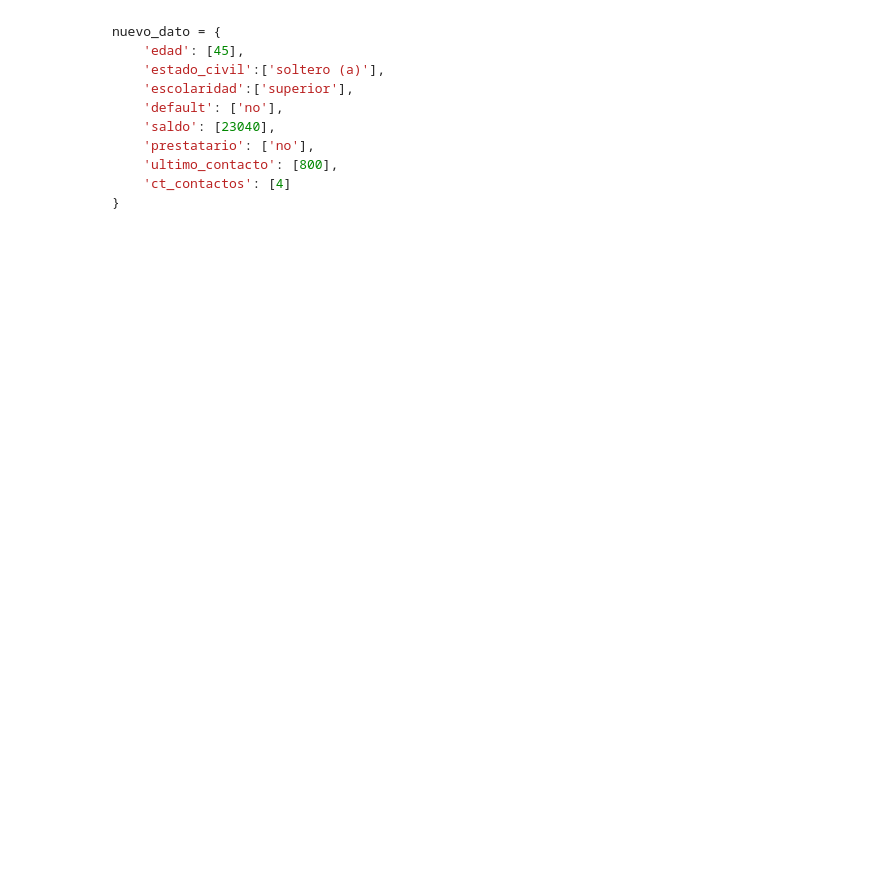
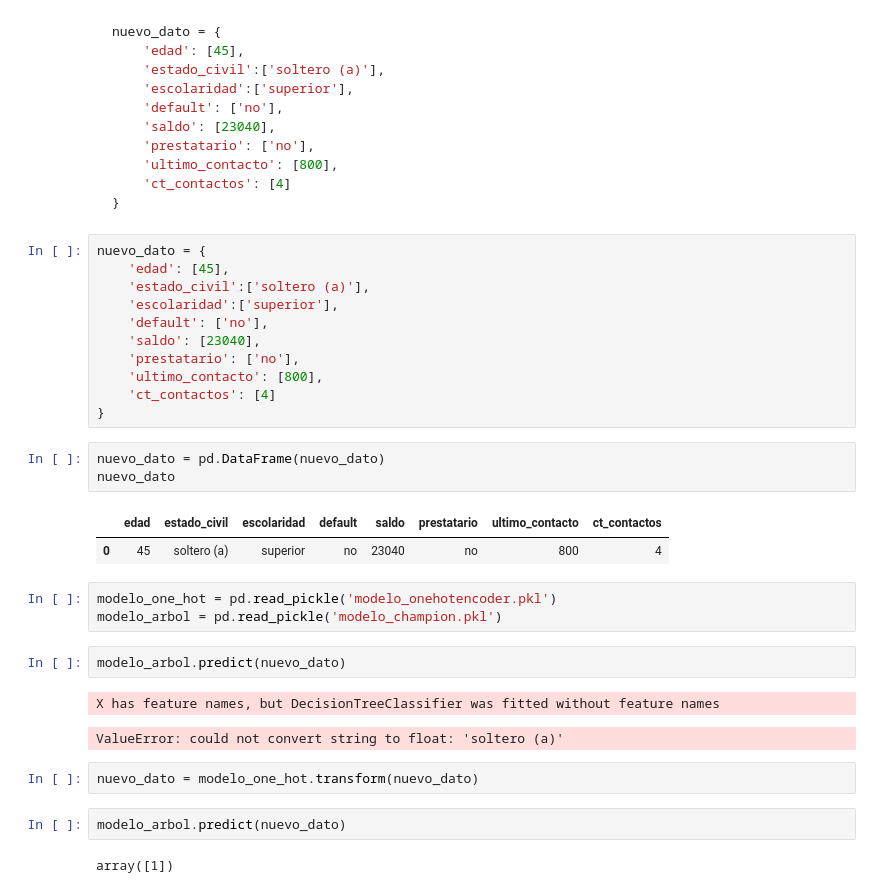
Before and after one commit to yuri19762008/001_ORACLE, a Jupyter notebook: 017_CLASIFICAR_DATOS_CON_MACHINE_LEARNING/Clasificacion_primeros_pasos.ipynb, the cells around one changed output. Saved outputs shown, nothing was run; the diff lists cells and outputs as text; blank space fills up the shorter version.

````diff
--- a/017_CLASIFICAR_DATOS_CON_MACHINE_LEARNING/Clasificacion_primeros_pasos.ipynb
+++ b/017_CLASIFICAR_DATOS_CON_MACHINE_LEARNING/Clasificacion_primeros_pasos.ipynb
@@ -284,3 +418,34 @@ nuevo_dato = {
     'ct_contactos': [4]
 }
 ```
+# %%
+nuevo_dato = {
+    'edad': [45],
+    'estado_civil':['soltero (a)'],
+    'escolaridad':['superior'],
+    'default': ['no'],
+    'saldo': [23040],
+    'prestatario': ['no'],
+    'ultimo_contacto': [800],
+    'ct_contactos': [4]
+}
+# %%
+nuevo_dato = pd.DataFrame(nuevo_dato)
+nuevo_dato
+# %% [output]
+|  | edad | estado_civil | escolaridad | default | saldo | prestatario | ultimo_contacto | ct_contactos |
+| 0 | 45 | soltero (a) | superior | no | 23040 | no | 800 | 4 |
+# %%
+modelo_one_hot = pd.read_pickle('modelo_onehotencoder.pkl')
+modelo_arbol = pd.read_pickle('modelo_champion.pkl')
+# %%
+modelo_arbol.predict(nuevo_dato)
+# %% [output]
+X has feature names, but DecisionTreeClassifier was fitted without feature names
+ValueError: could not convert string to float: 'soltero (a)'
+# %%
+nuevo_dato = modelo_one_hot.transform(nuevo_dato)
+# %%
+modelo_arbol.predict(nuevo_dato)
+# %% [output]
+array([1])
````
Also changed, not shown: parts of 28 cells of this notebook, 2 other files.
